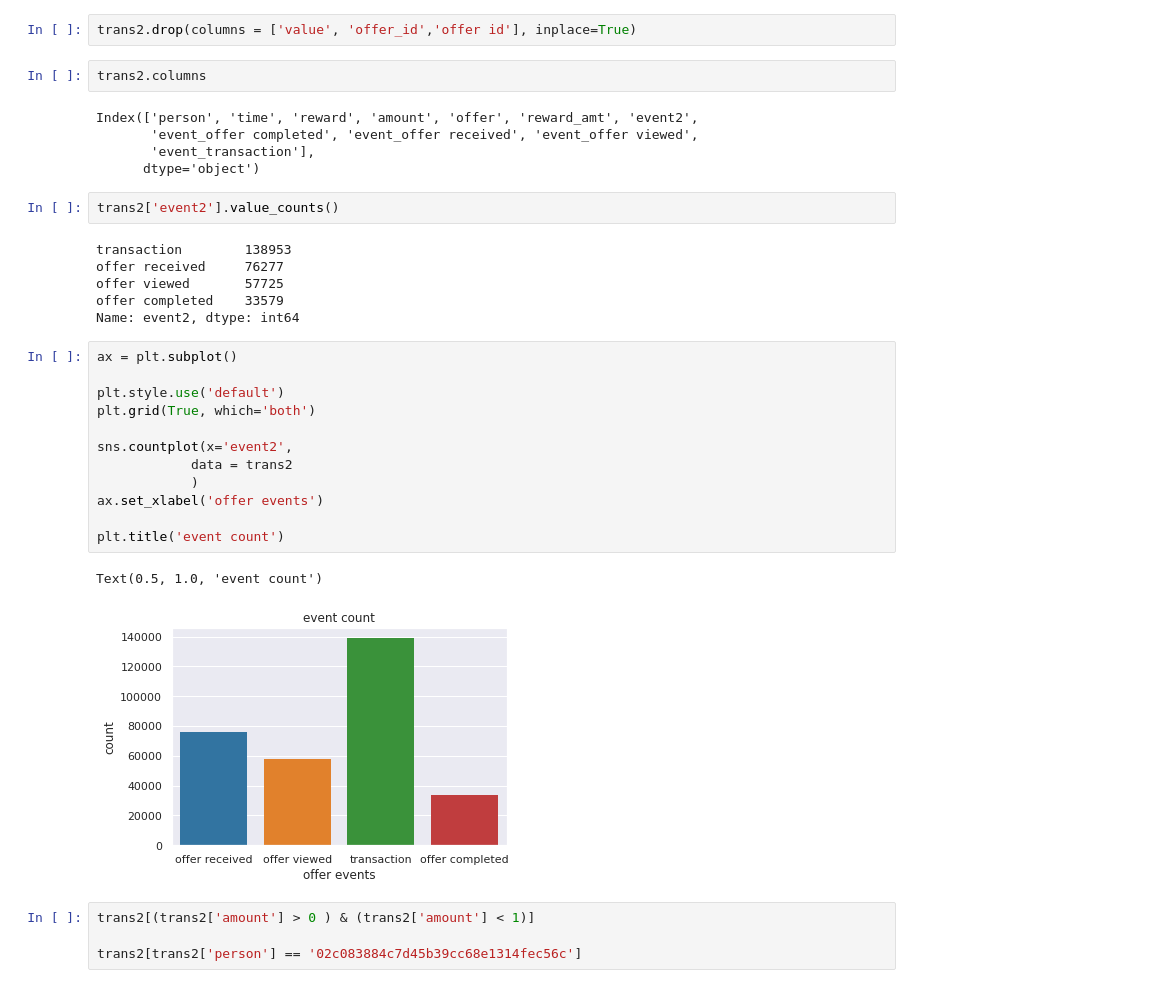
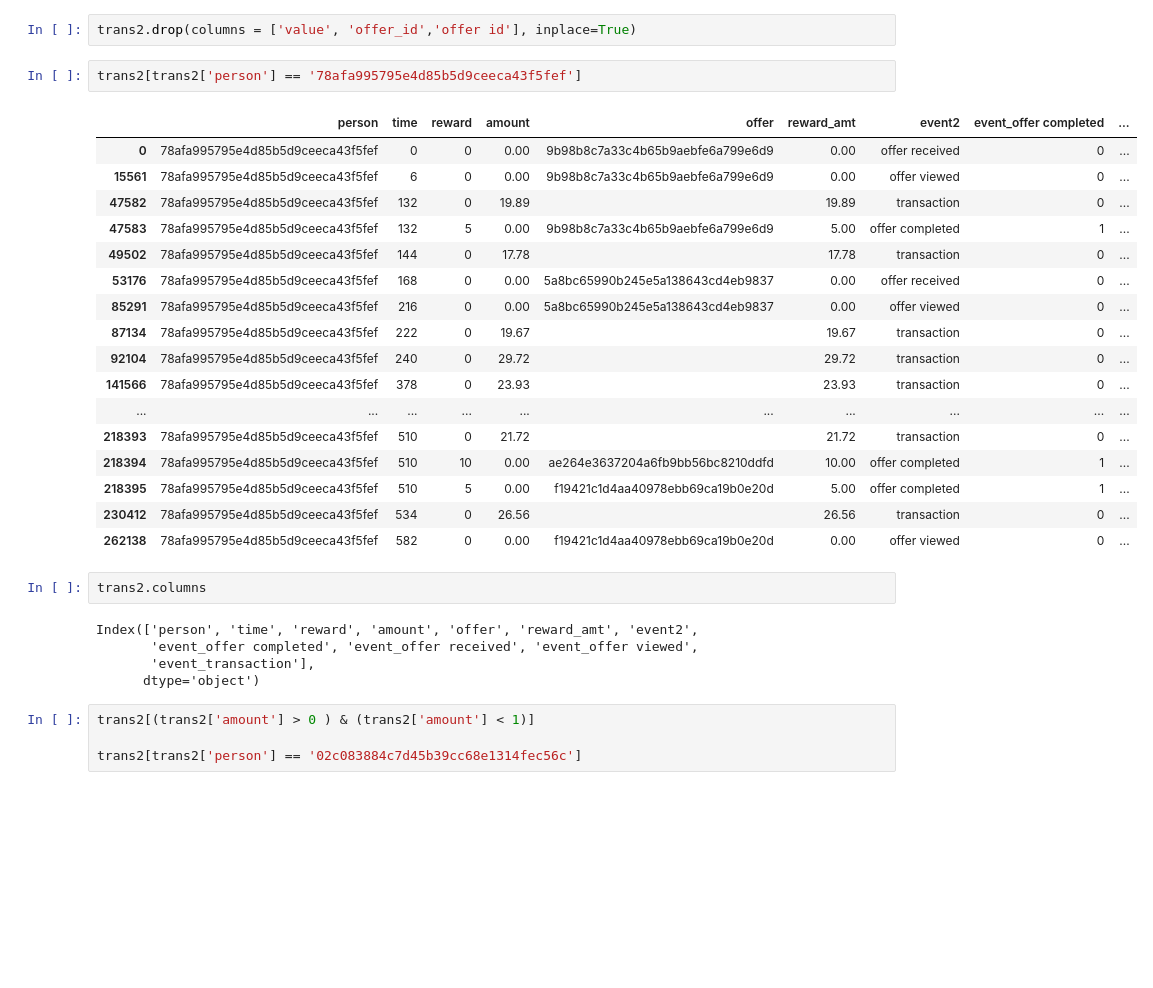
Before and after one commit to mdeevan/StarbucksCapstone, a Jupyter notebook: Starbucks_Capstone_notebook.ipynb, the cells around one changed output. Cells and saved outputs as stored; diff of their text form; blank space fills up the shorter version.

```diff
--- a/Starbucks_Capstone_notebook.ipynb
+++ b/Starbucks_Capstone_notebook.ipynb
@@ -260,5 +559,25 @@ trans2.head()
 # %%
 trans2.drop(columns = ['value', 'offer_id','offer id'], inplace=True)
+# %%
+trans2[trans2['person'] == '78afa995795e4d85b5d9ceeca43f5fef']
+# %% [output]
+|  | person | time | reward | amount | offer | reward_amt | event2 | event_offer completed | ... |
+| 0 | 78afa995795e4d85b5d9ceeca43f5fef | 0 | 0 | 0.00 | 9b98b8c7a33c4b65b9aebfe6a799e6d9 | 0.00 | offer received | 0 | ... |
+| 15561 | 78afa995795e4d85b5d9ceeca43f5fef | 6 | 0 | 0.00 | 9b98b8c7a33c4b65b9aebfe6a799e6d9 | 0.00 | offer viewed | 0 | ... |
+| 47582 | 78afa995795e4d85b5d9ceeca43f5fef | 132 | 0 | 19.89 |  | 19.89 | transaction | 0 | ... |
+| 47583 | 78afa995795e4d85b5d9ceeca43f5fef | 132 | 5 | 0.00 | 9b98b8c7a33c4b65b9aebfe6a799e6d9 | 5.00 | offer completed | 1 | ... |
+| 49502 | 78afa995795e4d85b5d9ceeca43f5fef | 144 | 0 | 17.78 |  | 17.78 | transaction | 0 | ... |
+| 53176 | 78afa995795e4d85b5d9ceeca43f5fef | 168 | 0 | 0.00 | 5a8bc65990b245e5a138643cd4eb9837 | 0.00 | offer received | 0 | ... |
+| 85291 | 78afa995795e4d85b5d9ceeca43f5fef | 216 | 0 | 0.00 | 5a8bc65990b245e5a138643cd4eb9837 | 0.00 | offer viewed | 0 | ... |
+| 87134 | 78afa995795e4d85b5d9ceeca43f5fef | 222 | 0 | 19.67 |  | 19.67 | transaction | 0 | ... |
+| 92104 | 78afa995795e4d85b5d9ceeca43f5fef | 240 | 0 | 29.72 |  | 29.72 | transaction | 0 | ... |
+| 141566 | 78afa995795e4d85b5d9ceeca43f5fef | 378 | 0 | 23.93 |  | 23.93 | transaction | 0 | ... |
+| ... | ... | ... | ... | ... | ... | ... | ... | ... | ... |
+| 218393 | 78afa995795e4d85b5d9ceeca43f5fef | 510 | 0 | 21.72 |  | 21.72 | transaction | 0 | ... |
+| 218394 | 78afa995795e4d85b5d9ceeca43f5fef | 510 | 10 | 0.00 | ae264e3637204a6fb9bb56bc8210ddfd | 10.00 | offer completed | 1 | ... |
+| 218395 | 78afa995795e4d85b5d9ceeca43f5fef | 510 | 5 | 0.00 | f19421c1d4aa40978ebb69ca19b0e20d | 5.00 | offer completed | 1 | ... |
+| 230412 | 78afa995795e4d85b5d9ceeca43f5fef | 534 | 0 | 26.56 |  | 26.56 | transaction | 0 | ... |
+| 262138 | 78afa995795e4d85b5d9ceeca43f5fef | 582 | 0 | 0.00 | f19421c1d4aa40978ebb69ca19b0e20d | 0.00 | offer viewed | 0 | ... |
 # %%
 trans2.columns
 # %% [output]
@@ -266,29 +585,6 @@ Index(['person', 'time', 'reward', 'amount', 'offer', 'reward_amt', 'event2',
        'event_offer completed', 'event_offer received', 'event_offer viewed',
        'event_transaction'],
       dtype='object')
-# %%
-trans2['event2'].value_counts()
-# %% [output]
-transaction        138953
-offer received     76277
-offer viewed       57725
-offer completed    33579
-Name: event2, dtype: int64
-# %%
-ax = plt.subplot()
-
-plt.style.use('default')
-plt.grid(True, which='both')
-
-sns.countplot(x='event2',
-            data = trans2
-            )
-ax.set_xlabel('offer events')
-
-plt.title('event count')
-# %% [output]
-Text(0.5, 1.0, 'event count')
-[figure, removed]
 # %%
 trans2[(trans2['amount'] > 0 ) & (trans2['amount'] < 1)]
 
```
Also changed, not shown: parts of 166 cells of this notebook, 1 other file.
